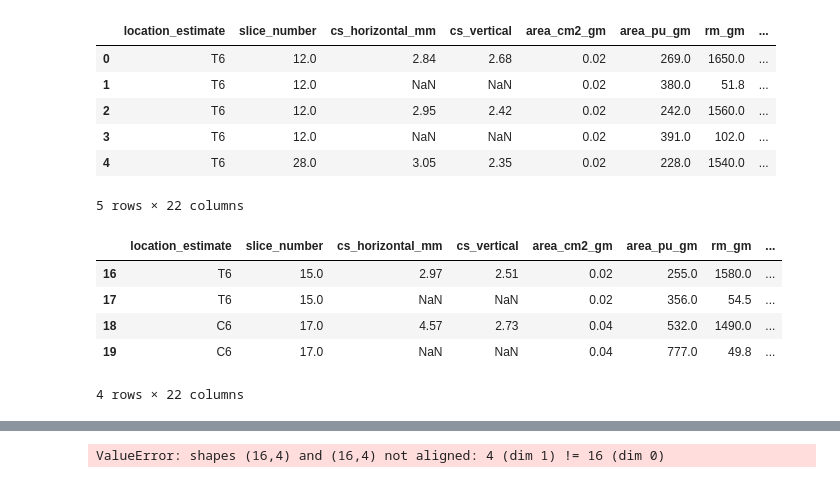
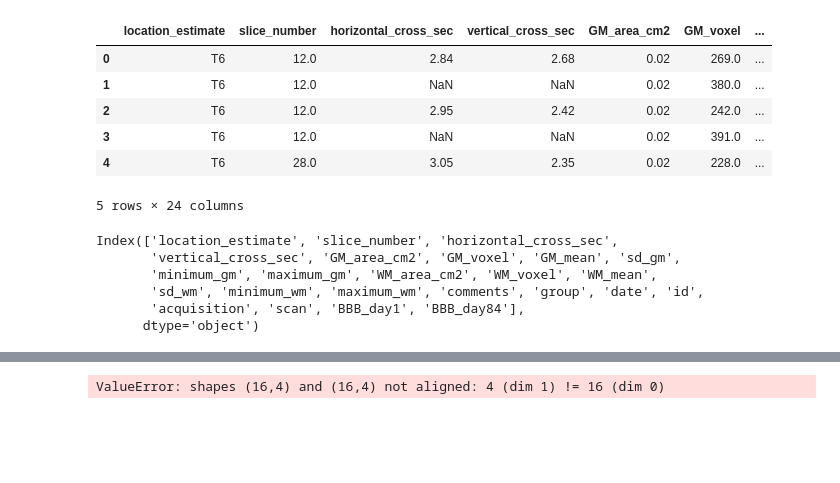
Before and after one commit to felixsc1/SpinalCord, a Jupyter notebook: Notebooks/Analysis.ipynb, the cells around one changed output, grey strips where cells are left out. Drawn from its saved outputs; the diff is of its cells as text; code cells hidden in the pictures; blank space fills up the shorter version.

```diff
--- a/Notebooks/Analysis.ipynb
+++ b/Notebooks/Analysis.ipynb
@@ -1,8 +1,18 @@
 # %%
 import pandas as pd
 import numpy as np
-import os
-
+import os, sys
 import matplotlib.pyplot as plt
 
+import scipy.stats as ss
+
+mymodules = os.fspath('../modules')
+if mymodules not in sys.path:
+    sys.path.append(mymodules)
+
+import relaxometry as r
+import importlib
+r = importlib.reload(r)
+
+
 %matplotlib inline
@@ -37,28 +19,32 @@ def cleanup_dimitri(df):
 # %%
 folders = {}
 folders['main'] = '/mnt/c/Users/felix/OneDrive/WORK/2019ETH/Analysis'
 folders['excel'] = r'AllDimitir_WM_GM_ for_C6_T6_Fsc.xlsx'   # I add comments in there
 
-df = getExcel(folders)
-df = cleanup_dimitri(df)
+df = r.getExcel(os.path.join(folders['main'],folders['excel']))
+df = r.cleanup_dimitri(df)
+
+# also insert BBB behavioral data:
+folders['BBB'] = r'/mnt/c/Users/felix/OneDrive/WORK/2019ETH/Analysis/FromZsofia/Copy of Budde_SCIDTI_Cohort1_Data.xlsx'
+df = r.insert_BBB_data(df, folders['BBB'])
 
 df.head()
 # %% [output]
-|  | location_estimate | slice_number | cs_horizontal_mm | cs_vertical | area_cm2_gm | area_pu_gm | rm_gm | ... |
-| 0 | T6 | 12.0 | 2.84 | 2.68 | 0.02 | 269.0 | 1650.0 | ... |
-| 1 | T6 | 12.0 | NaN | NaN | 0.02 | 380.0 | 51.8 | ... |
-| 2 | T6 | 12.0 | 2.95 | 2.42 | 0.02 | 242.0 | 1560.0 | ... |
-| 3 | T6 | 12.0 | NaN | NaN | 0.02 | 391.0 | 102.0 | ... |
-| 4 | T6 | 28.0 | 3.05 | 2.35 | 0.02 | 228.0 | 1540.0 | ... |
+|  | location_estimate | slice_number | horizontal_cross_sec | vertical_cross_sec | GM_area_cm2 | GM_voxel | ... |
+| 0 | T6 | 12.0 | 2.84 | 2.68 | 0.02 | 269.0 | ... |
+| 1 | T6 | 12.0 | NaN | NaN | 0.02 | 380.0 | ... |
+| 2 | T6 | 12.0 | 2.95 | 2.42 | 0.02 | 242.0 | ... |
+| 3 | T6 | 12.0 | NaN | NaN | 0.02 | 391.0 | ... |
+| 4 | T6 | 28.0 | 3.05 | 2.35 | 0.02 | 228.0 | ... |
-5 rows × 22 columns
+5 rows × 24 columns
 # %%
 # display details of a specific animal:
-
-df[(df['id'] == '196')]
+df[(df['id'] == 196)]
+df.columns
 # %% [output]
-|  | location_estimate | slice_number | cs_horizontal_mm | cs_vertical | area_cm2_gm | area_pu_gm | rm_gm | ... |
-| 16 | T6 | 15.0 | 2.97 | 2.51 | 0.02 | 255.0 | 1580.0 | ... |
-| 17 | T6 | 15.0 | NaN | NaN | 0.02 | 356.0 | 54.5 | ... |
-| 18 | C6 | 17.0 | 4.57 | 2.73 | 0.04 | 532.0 | 1490.0 | ... |
-| 19 | C6 | 17.0 | NaN | NaN | 0.04 | 777.0 | 49.8 | ... |
-4 rows × 22 columns
+Index(['location_estimate', 'slice_number', 'horizontal_cross_sec',
+       'vertical_cross_sec', 'GM_area_cm2', 'GM_voxel', 'GM_mean', 'sd_gm',
+       'minimum_gm', 'maximum_gm', 'WM_area_cm2', 'WM_voxel', 'WM_mean',
+       'sd_wm', 'minimum_wm', 'maximum_wm', 'comments', 'group', 'date', 'id',
+       'acquisition', 'scan', 'BBB_day1', 'BBB_day84'],
+      dtype='object')
```
Also changed, not shown: parts of 10 cells of this notebook, 1 other file.
